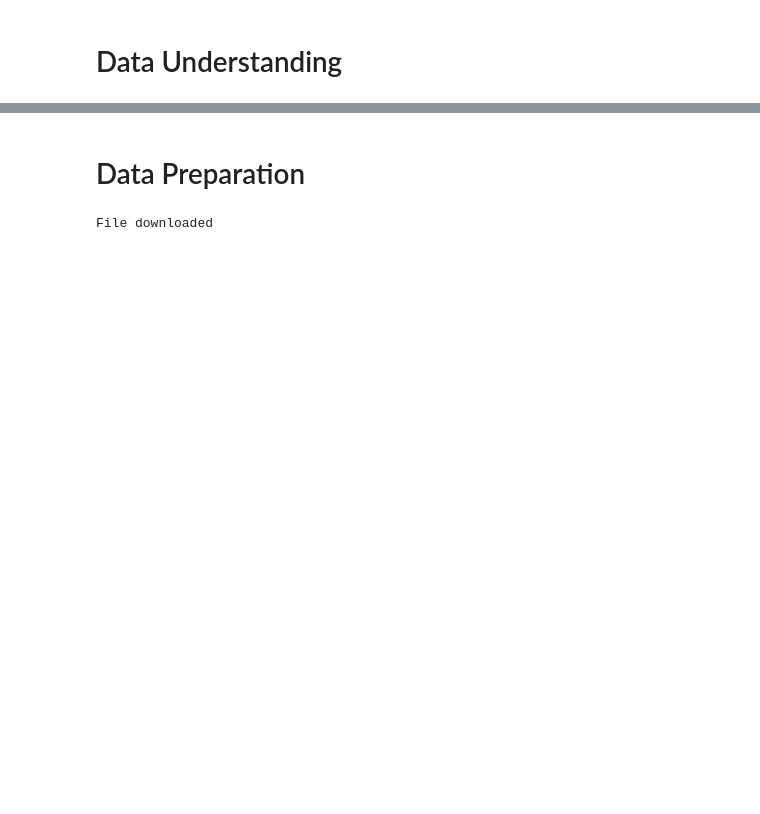
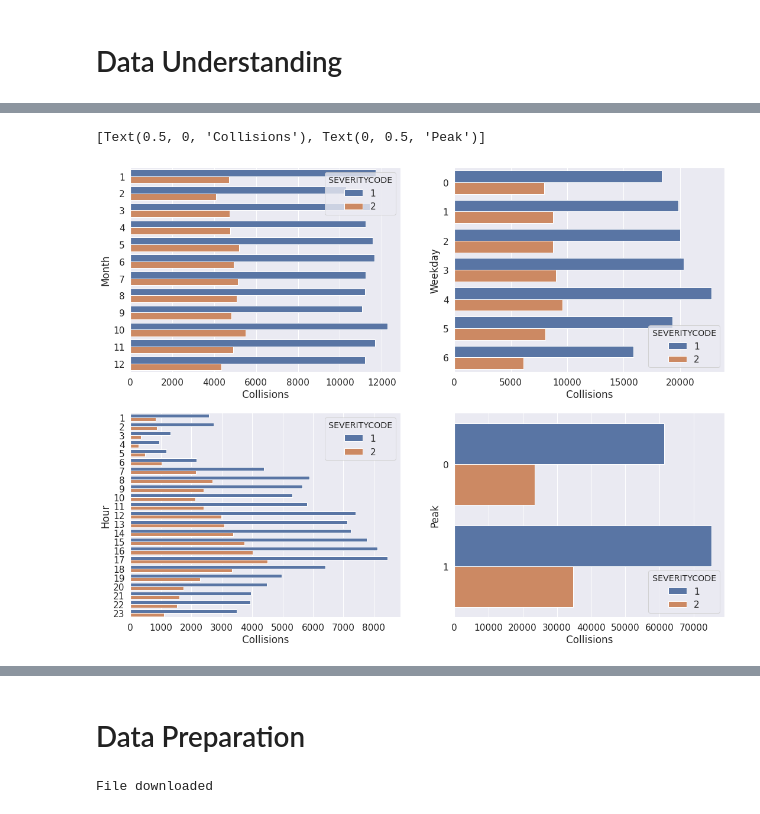
Before and after one commit to koursera/Coursera_Capstone, a Jupyter notebook: Traffic-Accident-Prediction-CRISP.ipynb, the cells around one changed output, grey strips where cells are left out. Cells and saved outputs as stored; diff of their text form; code cells hidden in the pictures; blank space fills up the shorter version.

```diff
--- a/Traffic-Accident-Prediction-CRISP.ipynb
+++ b/Traffic-Accident-Prediction-CRISP.ipynb
@@ -49,0 +370,5 @@ TODO - Merge DU section
+# %%
+df_explore = df[['SEVERITYCODE', 'INCDTTM']].copy()
+df_explore['INCDTTM'] = pd.to_datetime(df_explore['INCDTTM'])
+df_explore.dropna(inplace=True)
+df_explore.head()
@@ -49,0 +382,7 @@ TODO - Merge DU section
+# %%
+def peak_offpeak(inputDate):
+    hour = inputDate.hour
+    try:
+        return 1 if (hour>=8 and hour<=18) else 0
+    except:
+        return 0
@@ -49,0 +391,7 @@ TODO - Merge DU section
+# %%
+df_explore['MONTH'] = df_explore['INCDTTM'].dt.month
+df_explore['WEEKDAY'] = df_explore['INCDTTM'].dt.weekday
+df_explore['HOUR'] = df_explore['INCDTTM'].dt.strftime('%H').astype(int)
+df_explore['PEAKOROFFPEAK'] = df_explore['INCDTTM'].apply(lambda x: peak_offpeak(x))
+df_explore['YEARWEEK'] = df_explore["INCDTTM"].dt.week
+df_explore.head()
@@ -49,0 +417,18 @@ TODO - Merge DU section
+# %%
+fig, ax = plt.subplots(2,2, figsize = (18, 14))
+ax1, ax2, ax3, ax4 = ax.flatten()
+
+sns.countplot(y="MONTH", hue="SEVERITYCODE", data=df_explore, ax=ax1)
+ax1.set(xlabel='Collisions', ylabel="Month")
+
+sns.countplot(y="WEEKDAY", hue="SEVERITYCODE", data=df_explore, ax=ax2)
+ax2.set(xlabel='Collisions', ylabel="Weekday")
+
+sns.countplot(y="HOUR", hue="SEVERITYCODE", data=df_explore[(df_explore.HOUR != 0)], ax=ax3)
+ax3.set(xlabel='Collisions', ylabel="Hour")
+
+sns.countplot(y="PEAKOROFFPEAK", hue="SEVERITYCODE", data=df_explore, ax=ax4)
+ax4.set(xlabel='Collisions', ylabel="Peak")
+# %% [output]
+[Text(0.5, 0, 'Collisions'), Text(0, 0.5, 'Peak')]
+[figure, added]
```
Also changed, not shown: parts of 176 cells of this notebook.
